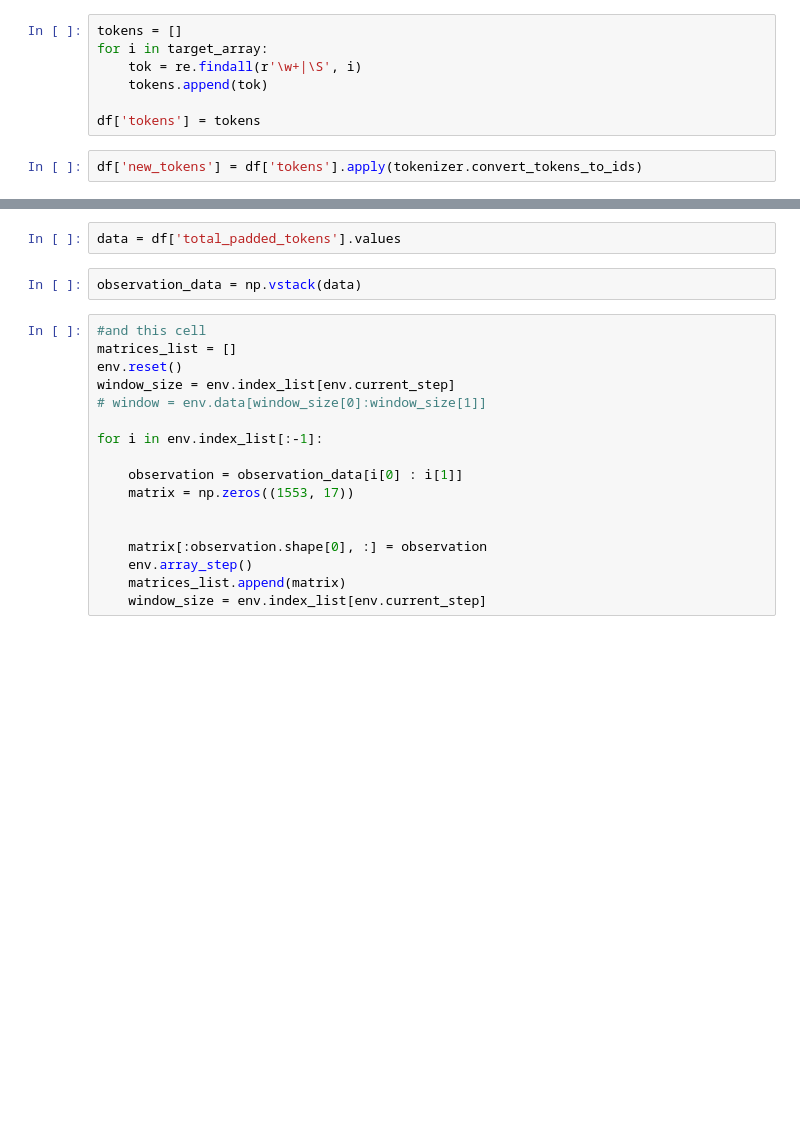
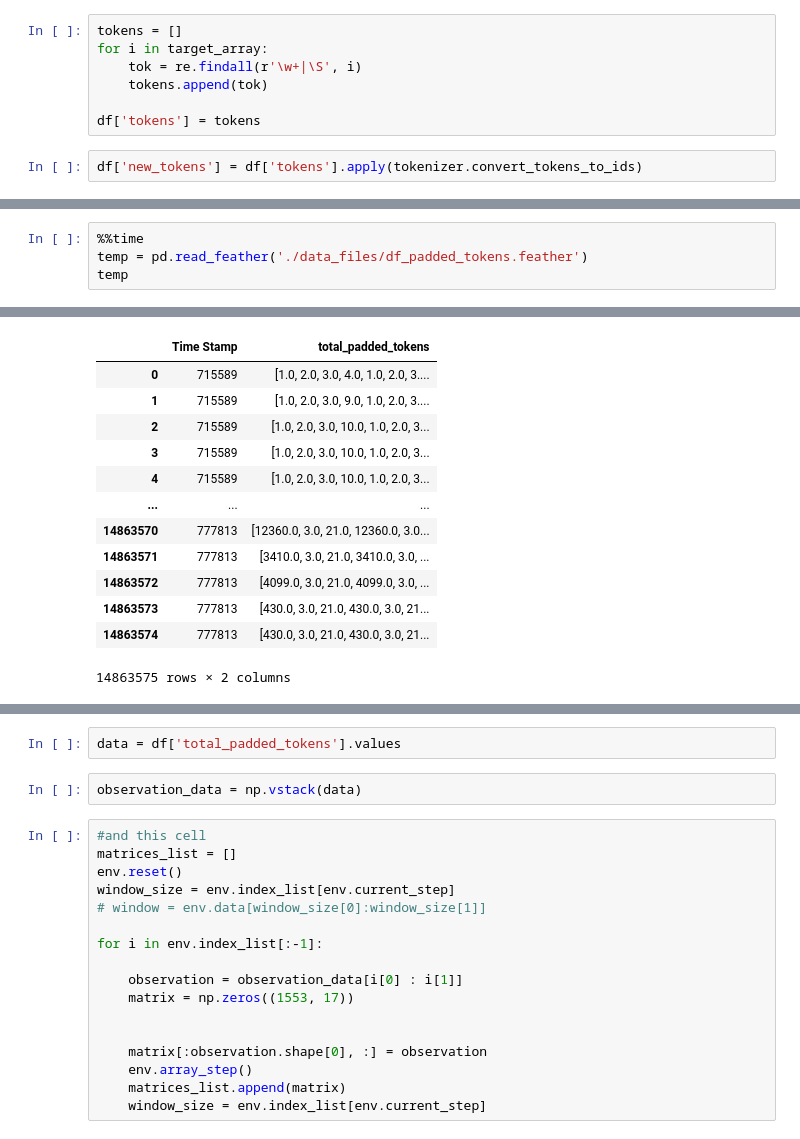
Before and after one commit to TRO-Wolf/CyberSecProj, a Jupyter notebook: PreProcess2.ipynb, the cells around one changed output, grey strips where cells are left out. Saved outputs shown, nothing was run; the diff lists cells and outputs as text; blank space fills up the shorter version.

```diff
--- a/PreProcess2.ipynb
+++ b/PreProcess2.ipynb
@@ -486,0 +235,5 @@ df.to_feather('new.feather')
+# %%
+%%time
+temp = pd.read_feather('./data_files/df_padded_tokens.feather')
+temp
+# %% [output]
@@ -486,0 +242,13 @@ df.to_feather('new.feather')
+|  | Time Stamp | total_padded_tokens |
+| 0 | 715589 | [1.0, 2.0, 3.0, 4.0, 1.0, 2.0, 3.... |
+| 1 | 715589 | [1.0, 2.0, 3.0, 9.0, 1.0, 2.0, 3.... |
+| 2 | 715589 | [1.0, 2.0, 3.0, 10.0, 1.0, 2.0, 3... |
+| 3 | 715589 | [1.0, 2.0, 3.0, 10.0, 1.0, 2.0, 3... |
+| 4 | 715589 | [1.0, 2.0, 3.0, 10.0, 1.0, 2.0, 3... |
+| ... | ... | ... |
+| 14863570 | 777813 | [12360.0, 3.0, 21.0, 12360.0, 3.0... |
+| 14863571 | 777813 | [3410.0, 3.0, 21.0, 3410.0, 3.0, ... |
+| 14863572 | 777813 | [4099.0, 3.0, 21.0, 4099.0, 3.0, ... |
+| 14863573 | 777813 | [430.0, 3.0, 21.0, 430.0, 3.0, 21... |
+| 14863574 | 777813 | [430.0, 3.0, 21.0, 430.0, 3.0, 21... |
+14863575 rows × 2 columns
```
Also changed, not shown: parts of 103 cells of this notebook, 21 other files.
